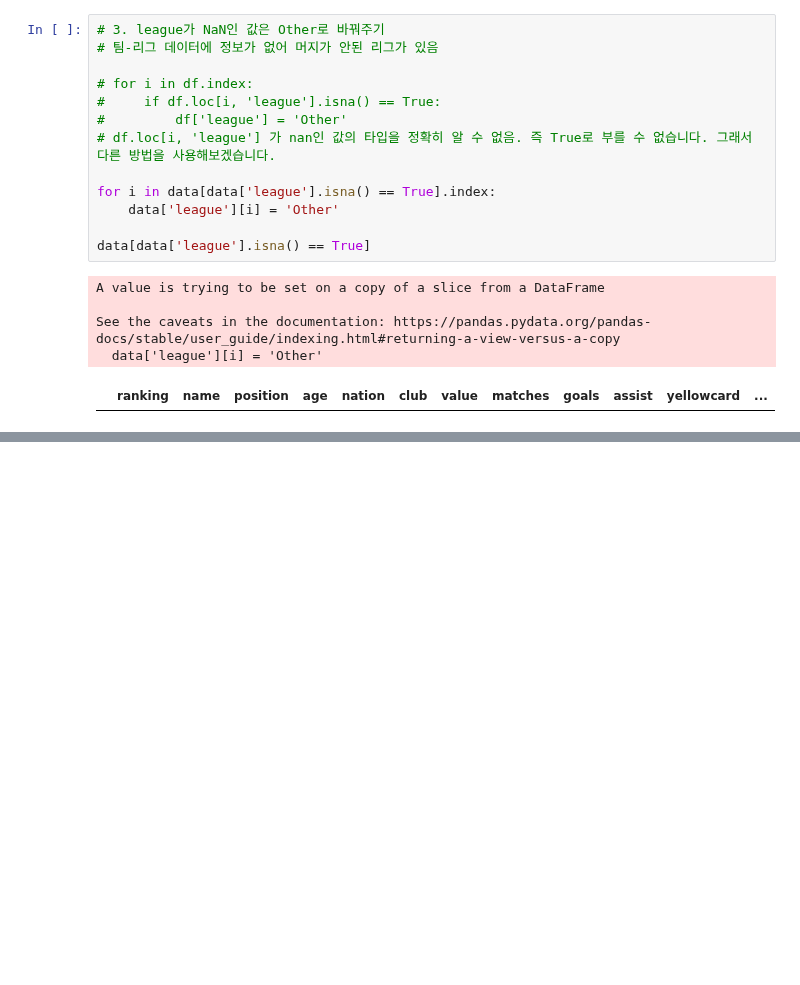
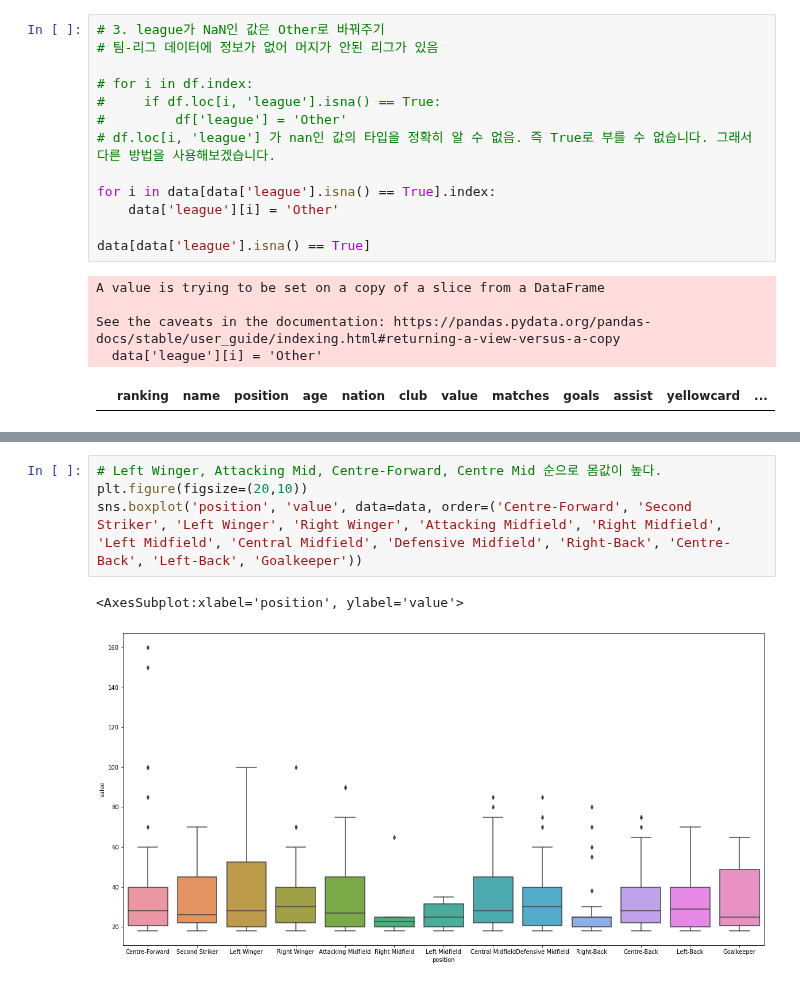
Before and after one commit to obilige/justone, a Jupyter notebook: FP_value/Football_Player.ipynb, the cells around one changed output, grey strips where cells are left out. Drawn from its saved outputs; the diff is of its cells as text; blank space fills up the shorter version.

Commit message:
FP_value

```diff
--- a/FP_value/Football_Player.ipynb
+++ b/FP_value/Football_Player.ipynb
@@ -550,0 +652,7 @@ data
+# %%
+# Left Winger, Attacking Mid, Centre-Forward, Centre Mid 순으로 몸값이 높다.
+plt.figure(figsize=(20,10))
+sns.boxplot('position', 'value', data=data, order=('Centre-Forward', 'Second Striker', 'Left Winger', 'Right Winger', 'Attacking Midfield', 'Right Midfield', 'Left Midfield', 'Central Midfield', 'Defensive Midfield', 'Right-Back', 'Centre-Back', 'Left-Back', 'Goalkeeper'))
+# %% [output]
+<AxesSubplot:xlabel='position', ylabel='value'>
+[figure, added]
```
Also changed, not shown: parts of 19 cells of this notebook.
